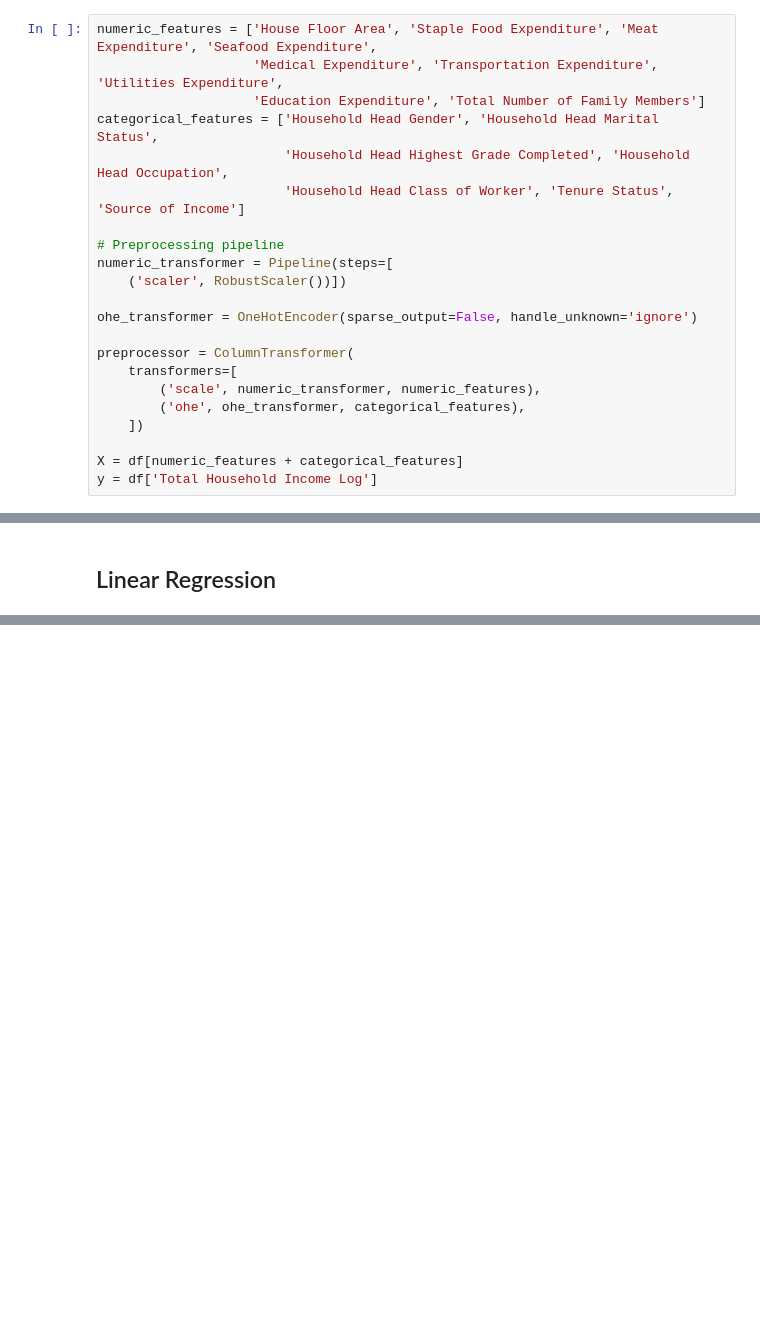
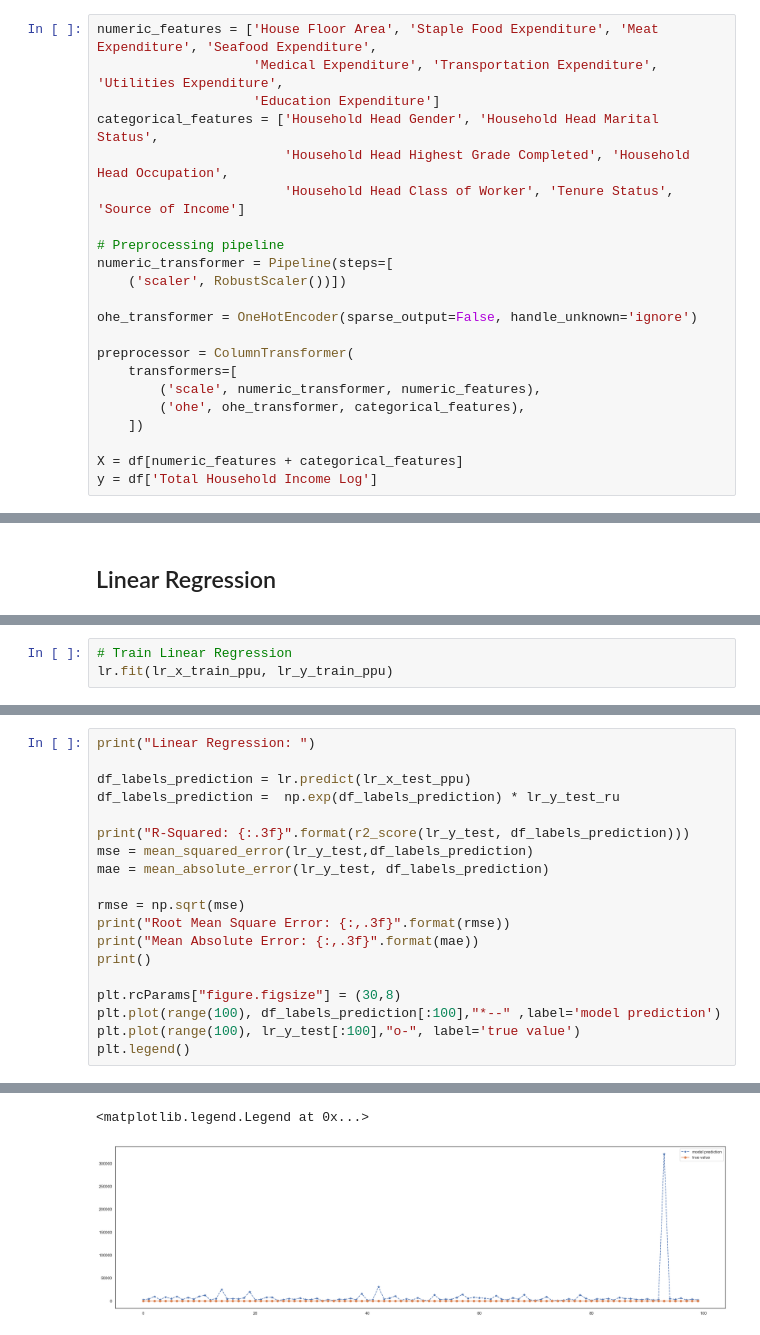
Before and after one commit to AFDanao/Embedded, a Jupyter notebook: Family Income/family_income.ipynb, the cells around one changed output, grey strips where cells are left out. Saved outputs shown, nothing was run; the diff lists cells and outputs as text; blank space fills up the shorter version.

Commit message:
Working models, except linear (unless hypertunned)

```diff
--- a/Family Income/family_income.ipynb
+++ b/Family Income/family_income.ipynb
@@ -362,7 +380,7 @@ Mean Absolute Error: 2,861.593
 # %%
 numeric_features = ['House Floor Area', 'Staple Food Expenditure', 'Meat Expenditure', 'Seafood Expenditure',
                     'Medical Expenditure', 'Transportation Expenditure', 'Utilities Expenditure',
-                    'Education Expenditure', 'Total Number of Family Members']
+                    'Education Expenditure']
 categorical_features = ['Household Head Gender', 'Household Head Marital Status',
                         'Household Head Highest Grade Completed', 'Household Head Occupation',
                         'Household Head Class of Worker', 'Tenure Status', 'Source of Income']
@@ -543,0 +496,3 @@ print("Model score with best parameters:", best_model.score(x_train, y_test))
+# %%
+# Train Linear Regression
+lr.fit(lr_x_train_ppu, lr_y_train_ppu)
@@ -543,0 +538,20 @@ print("Model score with best parameters:", best_model.score(x_train, y_test))
+# %%
+print("Linear Regression: ")
+
+df_labels_prediction = lr.predict(lr_x_test_ppu)
+df_labels_prediction =  np.exp(df_labels_prediction) * lr_y_test_ru
+
+print("R-Squared: {:.3f}".format(r2_score(lr_y_test, df_labels_prediction)))
+mse = mean_squared_error(lr_y_test,df_labels_prediction)
+mae = mean_absolute_error(lr_y_test, df_labels_prediction)
+
+rmse = np.sqrt(mse)
+print("Root Mean Square Error: {:,.3f}".format(rmse))
+print("Mean Absolute Error: {:,.3f}".format(mae))
+print()
+
+plt.rcParams["figure.figsize"] = (30,8)
+plt.plot(range(100), df_labels_prediction[:100],"*--" ,label='model prediction')
+plt.plot(range(100), lr_y_test[:100],"o-", label='true value')
+plt.legend()
+# %% [output]
@@ -543,0 +562,2 @@ print("Model score with best parameters:", best_model.score(x_train, y_test))
+<matplotlib.legend.Legend at 0x...>
+[figure, added]
```
Also changed, not shown: parts of 23 cells of this notebook, 1 other file.
